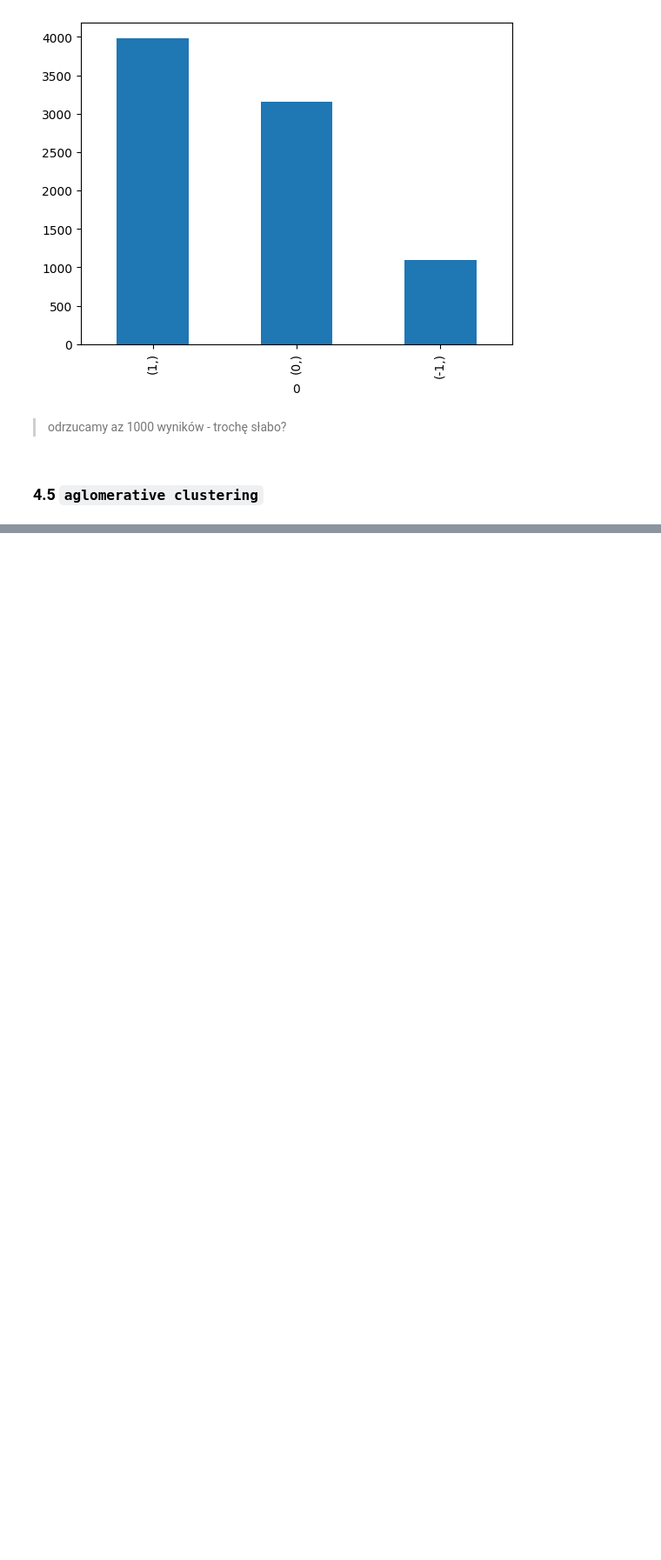
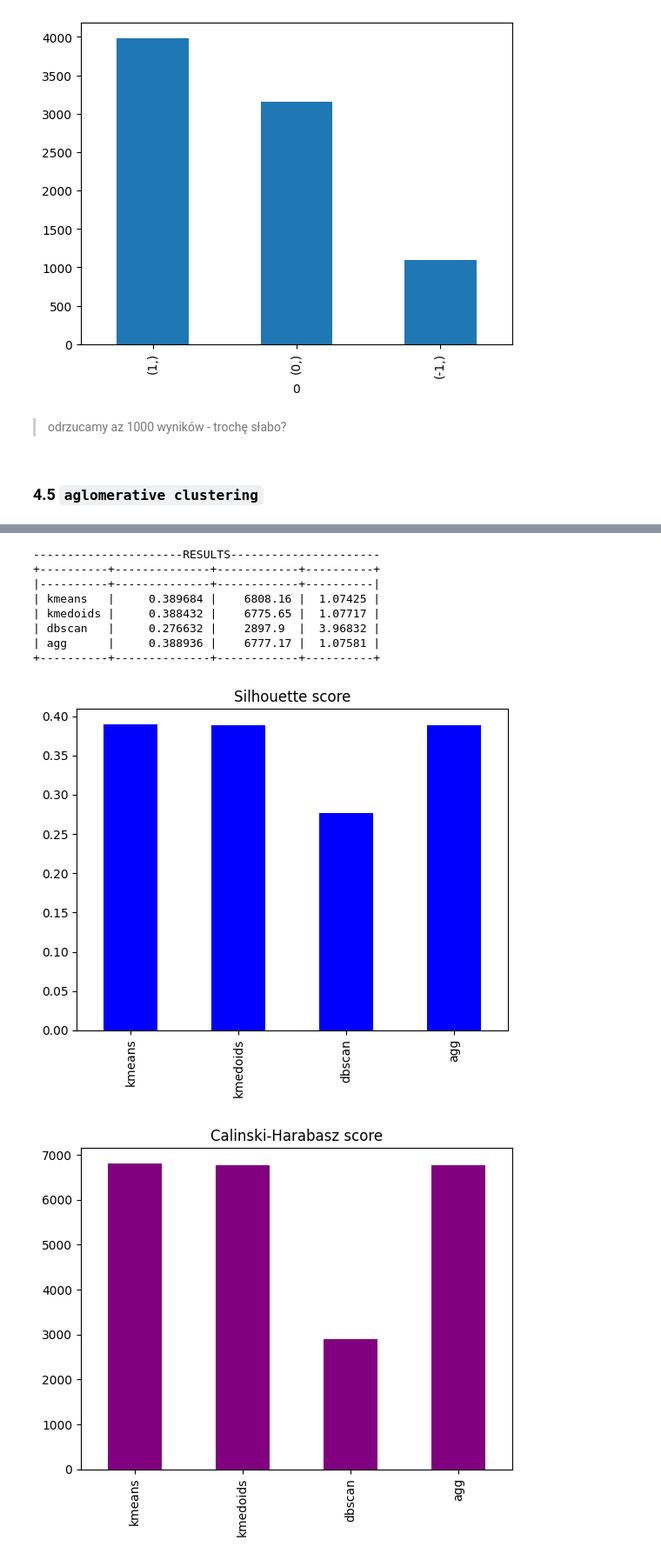
Before and after one commit to DeptuchMateusz/Human-activity-recognition-using-smartphones-clustering, a Jupyter notebook: Preprocessing/prep.ipynb, the cells around one changed output, grey strips where cells are left out. Shown at 87% size. Cells and saved outputs as stored; diff of their text form; code cells hidden in the pictures; blank space fills up the shorter version.

```diff
--- a/Preprocessing/prep.ipynb
+++ b/Preprocessing/prep.ipynb
@@ -311,2 +311,4 @@ pd.DataFrame(y_kmeans).value_counts().plot(kind='bar')
 [figure]
+# %%
+scores_kmeans = [silhouette_score(data, y_kmeans), calinski_harabasz_score(data, y_kmeans), davies_bouldin_score(data, y_kmeans)]
 # %% [markdown]
@@ -332,3 +334,5 @@ plot_scatter(data_tsne, y_gmm)
 # %% [markdown]
 Bardzo podobne rezultaty jak KMeans.
+# %%
+scores_kmedoids = [silhouette_score(data, y_kmedoids), calinski_harabasz_score(data, y_kmedoids), davies_bouldin_score(data, y_kmedoids)]
 # %% [markdown]
@@ -406,4 +428,7 @@ fig.show()
 
 plt.show()
 pd.DataFrame(y_dbscan).value_counts().plot(kind='bar')
+
+scores_dbscan = [silhouette_score(data, y_dbscan), calinski_harabasz_score(data, y_dbscan), davies_bouldin_score(data, y_dbscan)]
+print(scores_dbscan)
 # %% [output]
@@ -440,0 +521,24 @@ Davies bouldin score:  1.4195042946164587
+# %%
+scores = pd.DataFrame([scores_kmeans, scores_kmedoids, scores_dbscan, scores_agg], columns=['silhouette', 'calinski', 'davies'], index=['kmeans', 'kmedoids', 'dbscan', 'agg'])
+
+print("----------------------RESULTS----------------------")
+from tabulate import tabulate
+print(tabulate(scores, headers='keys', tablefmt='psql'))
+
+scores.silhouette.plot(kind='bar', title='Silhouette score', color='blue')
+plt.show()
+scores.calinski.plot(kind='bar', title='Calinski-Harabasz score', color='purple')
+plt.show()
+scores.davies.plot(kind='bar', title='Davies-Bouldin score', color = 'pink')
+plt.show()
+# %% [output]
+----------------------RESULTS----------------------
++----------+--------------+------------+----------+
+|----------+--------------+------------+----------|
+| kmeans   |     0.389684 |    6808.16 |  1.07425 |
+| kmedoids |     0.388432 |    6775.65 |  1.07717 |
+| dbscan   |     0.276632 |    2897.9  |  3.96832 |
+| agg      |     0.388936 |    6777.17 |  1.07581 |
++----------+--------------+------------+----------+
+[figure, added]
+[figure, added]
```
Also changed, not shown: parts of 30 cells of this notebook.
